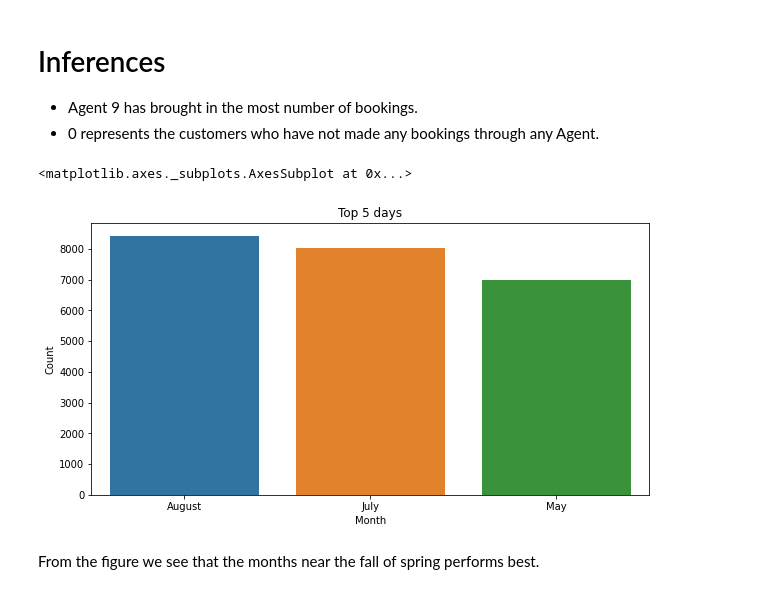
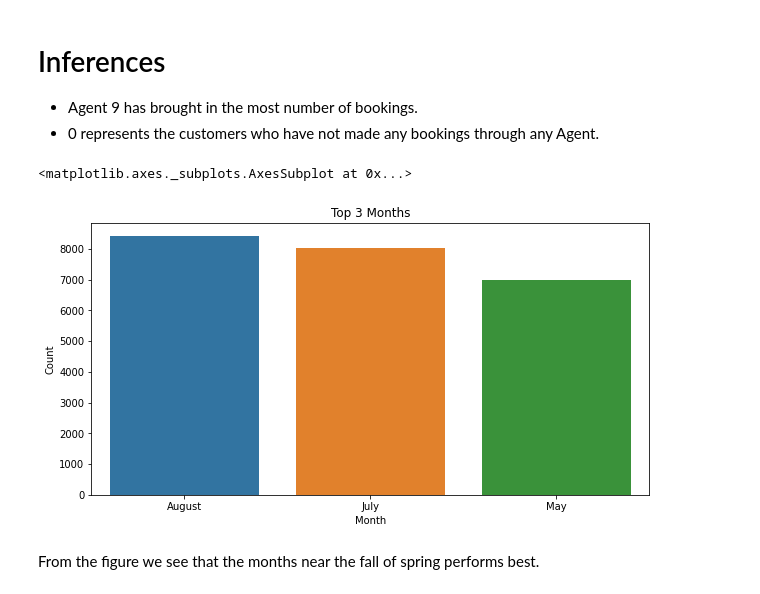
Before and after one commit to shubhpanchal/EDA--HotelAnalysis-AlmabetterCapstoneProject, a Jupyter notebook: Copy_of_Hotel_Booking_Analysis_Capstone_Project.ipynb, the cells around one changed output. Cells and saved outputs as stored; diff of their text form; code cells hidden in the pictures.

```diff
--- a/Copy_of_Hotel_Booking_Analysis_Capstone_Project.ipynb
+++ b/Copy_of_Hotel_Booking_Analysis_Capstone_Project.ipynb
@@ -553,14 +554,14 @@ plt.show()
 # %%
 # Finding top 3 months which highest number of bookings.
 month_data = hotel['arrival_date_month'].value_counts().reset_index()
 month_data.rename(columns={'index':'Month'}, inplace = True)
 month_data.rename(columns={'arrival_date_month':'Count'}, inplace=True)
 plt.figure(figsize=(10,5))
-plt.title('Top 5 days')
+plt.title('Top 3 Months')
 sns.barplot(x= 'Month', y ='Count', data= month_data[:3])
 # %% [output]
 <matplotlib.axes._subplots.AxesSubplot at 0x...>
-[figure, old version]
+[figure, new version]
 # %% [markdown]
 From the figure we see that the months near the fall of spring performs best.
 # %%
```
Also changed, not shown: parts of 20 cells of this notebook.
